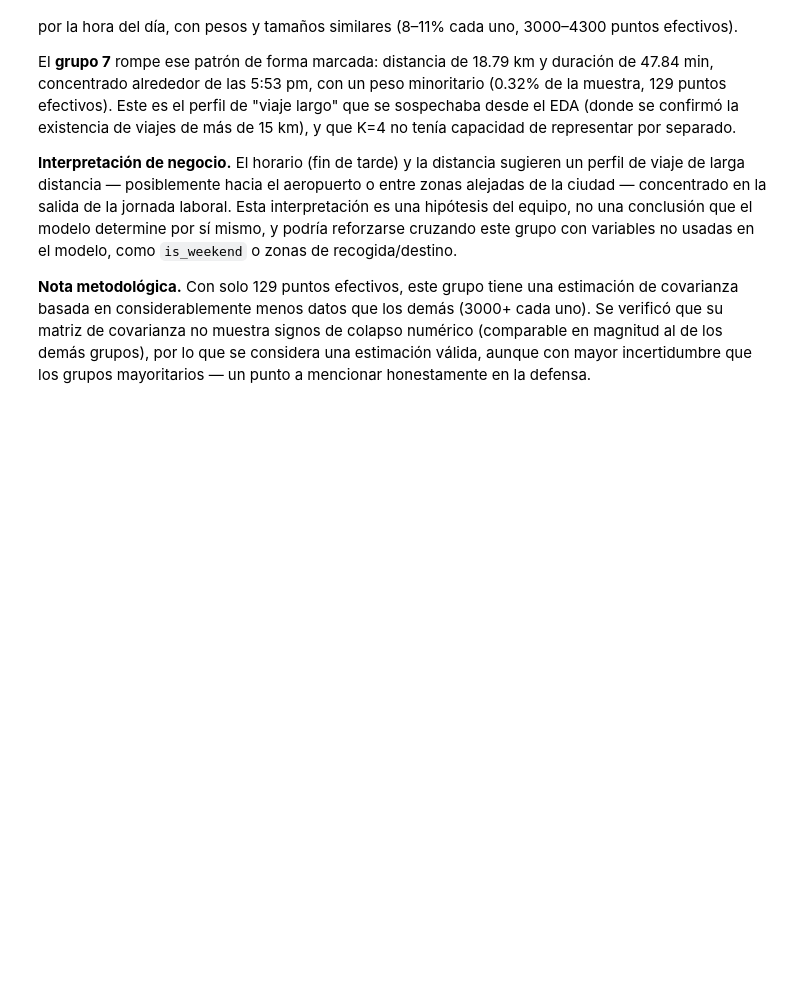
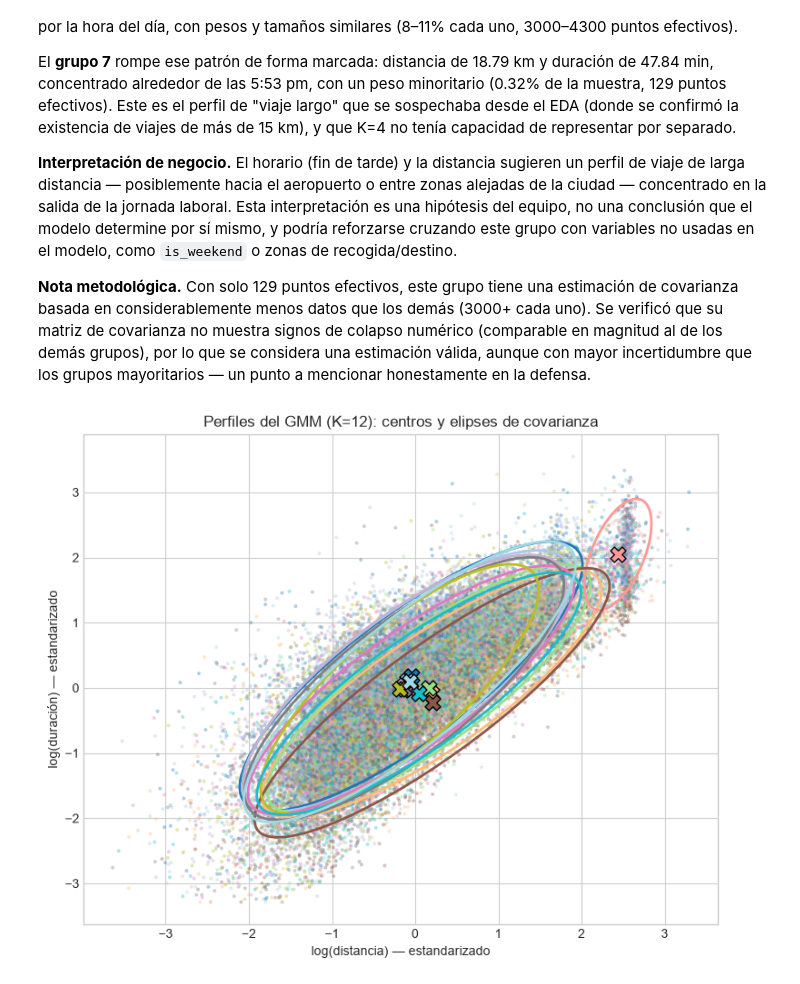
Before and after one commit to diegodich/Nyc-Taxi-Trip-Duration, a Jupyter notebook: notebooks/03_gmm_em.ipynb, the cells around one changed output. Drawn from its saved outputs; the diff is of its cells as text; code cells hidden in the pictures; blank space fills up the shorter version.

```diff
--- a/notebooks/03_gmm_em.ipynb
+++ b/notebooks/03_gmm_em.ipynb
@@ -734,0 +766,25 @@ El **grupo 7** rompe ese patrón de forma marcada: distancia de 18.79 km y durac
+# %%
+idx_dist = FEATURES.index("log_distance")
+idx_dur = FEATURES.index("log_duration")
+
+fig, ax = plt.subplots(figsize=(9, 7))
+
+# usar X (estandarizado), NO df, para que coincida con la escala de mu y Sigma
+scatter = ax.scatter(X[:, idx_dist], X[:, idx_dur],
+                      c=labels_final, cmap="tab20", s=4, alpha=0.25)
+
+colors = plt.cm.tab20(np.linspace(0, 1, 12))
+
+for k in range(12):
+    mean_2d = result_final["mu"][k][[idx_dist, idx_dur]]
+    cov_2d = result_final["Sigma"][k][np.ix_([idx_dist, idx_dur], [idx_dist, idx_dur])]
+    plot_gaussian_ellipse(ax, mean_2d, cov_2d, n_std=2,
+                          edgecolor=colors[k], linewidth=2)
+    ax.scatter(*mean_2d, c=[colors[k]], marker="X", s=150, edgecolor="black")
+
+ax.set_xlabel("log(distancia) — estandarizado")
+ax.set_ylabel("log(duración) — estandarizado")
+ax.set_title("Perfiles del GMM (K=12): centros y elipses de covarianza")
+plt.show()
+# %% [output]
+[figure, added]
```
Also changed, not shown: parts of 15 cells of this notebook.
